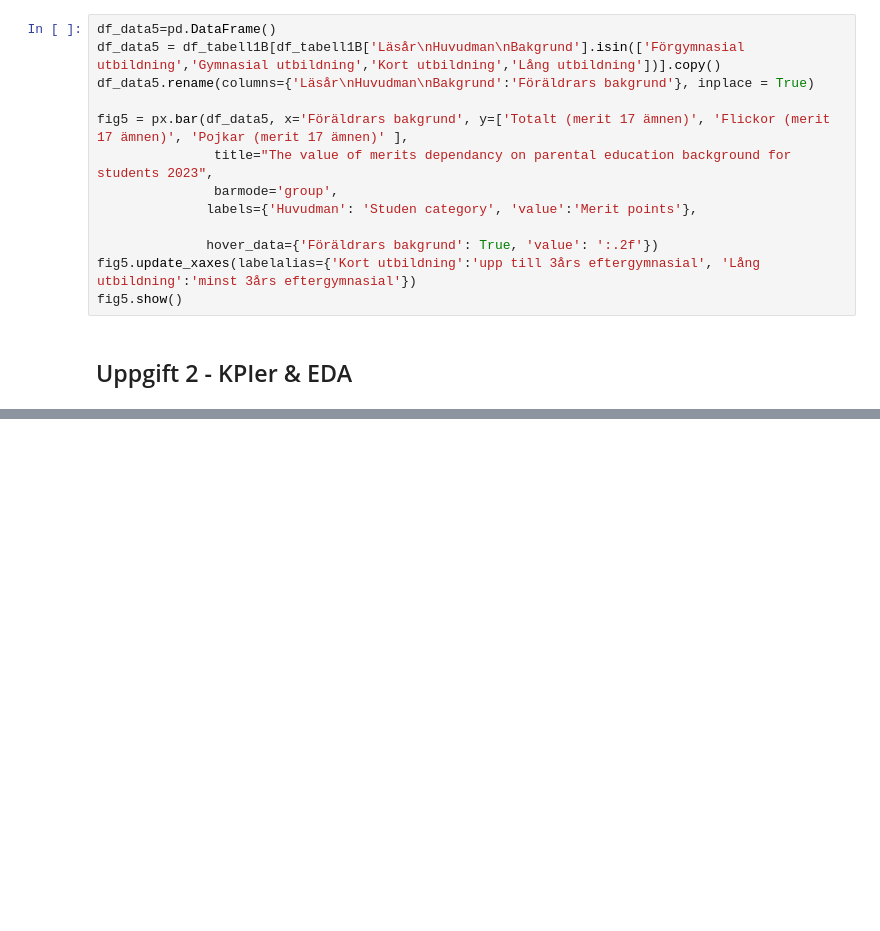
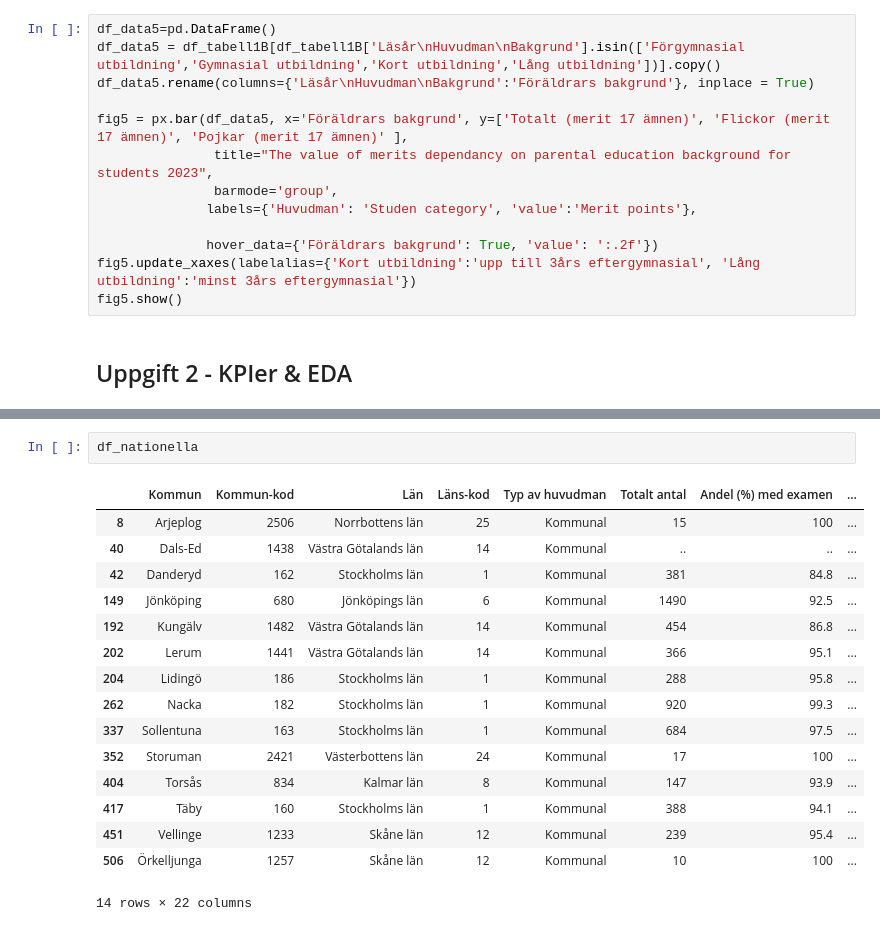
Before and after one commit to danlundh67/PISA-data-processing, a Jupyter notebook: pisa.ipynb, the cells around one changed output, grey strips where cells are left out. Drawn from its saved outputs; the diff is of its cells as text; blank space fills up the shorter version.

```diff
--- a/pisa.ipynb
+++ b/pisa.ipynb
@@ -404,0 +466,19 @@ Name: Kommun-kod, Length: 224, dtype: bool
+# %%
+df_nationella
+# %% [output]
+|  | Kommun | Kommun-kod | Län | Läns-kod | Typ av huvudman | Totalt antal | Andel (%) med examen | ... |
+| 8 | Arjeplog | 2506 | Norrbottens län | 25 | Kommunal | 15 | 100 | ... |
+| 40 | Dals-Ed | 1438 | Västra Götalands län | 14 | Kommunal | .. | .. | ... |
+| 42 | Danderyd | 162 | Stockholms län | 1 | Kommunal | 381 | 84.8 | ... |
+| 149 | Jönköping | 680 | Jönköpings län | 6 | Kommunal | 1490 | 92.5 | ... |
+| 192 | Kungälv | 1482 | Västra Götalands län | 14 | Kommunal | 454 | 86.8 | ... |
+| 202 | Lerum | 1441 | Västra Götalands län | 14 | Kommunal | 366 | 95.1 | ... |
+| 204 | Lidingö | 186 | Stockholms län | 1 | Kommunal | 288 | 95.8 | ... |
+| 262 | Nacka | 182 | Stockholms län | 1 | Kommunal | 920 | 99.3 | ... |
+| 337 | Sollentuna | 163 | Stockholms län | 1 | Kommunal | 684 | 97.5 | ... |
+| 352 | Storuman | 2421 | Västerbottens län | 24 | Kommunal | 17 | 100 | ... |
+| 404 | Torsås | 834 | Kalmar län | 8 | Kommunal | 147 | 93.9 | ... |
+| 417 | Täby | 160 | Stockholms län | 1 | Kommunal | 388 | 94.1 | ... |
+| 451 | Vellinge | 1233 | Skåne län | 12 | Kommunal | 239 | 95.4 | ... |
+| 506 | Örkelljunga | 1257 | Skåne län | 12 | Kommunal | 10 | 100 | ... |
+14 rows × 22 columns
```
Also changed, not shown: parts of 4 cells of this notebook.
